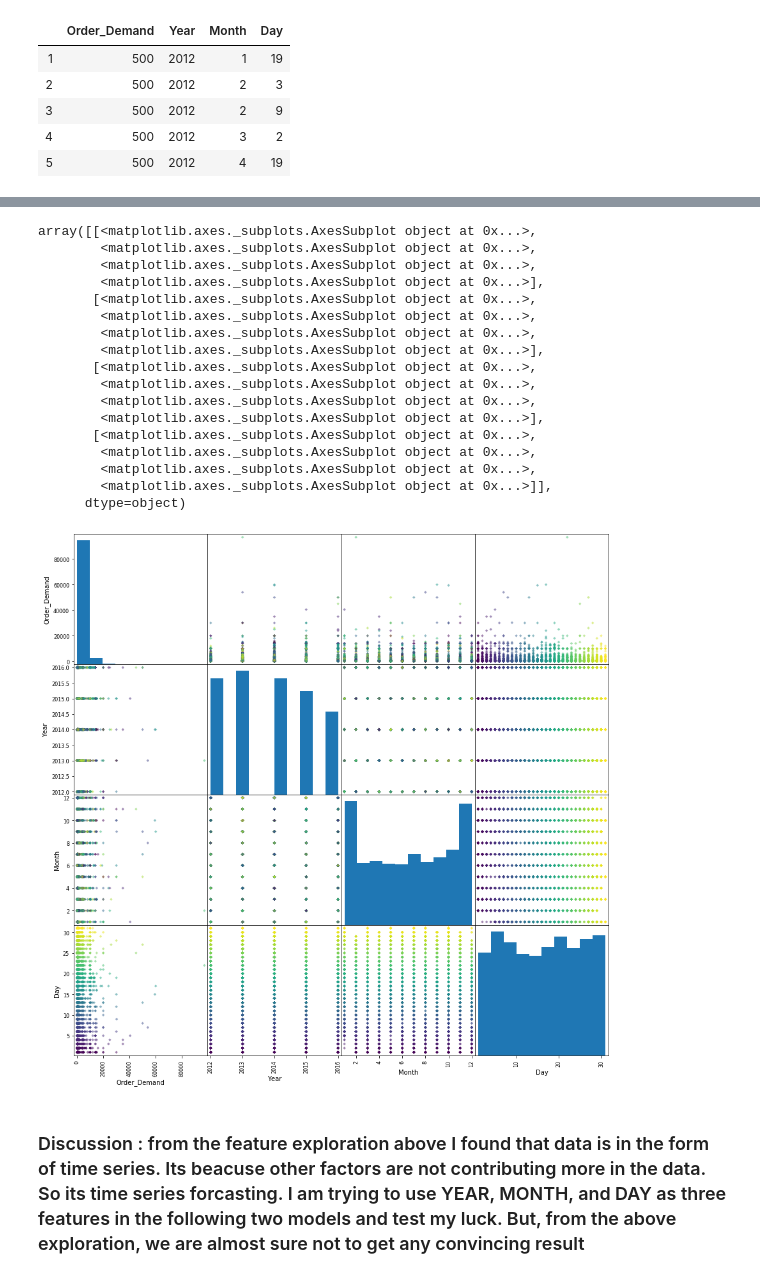
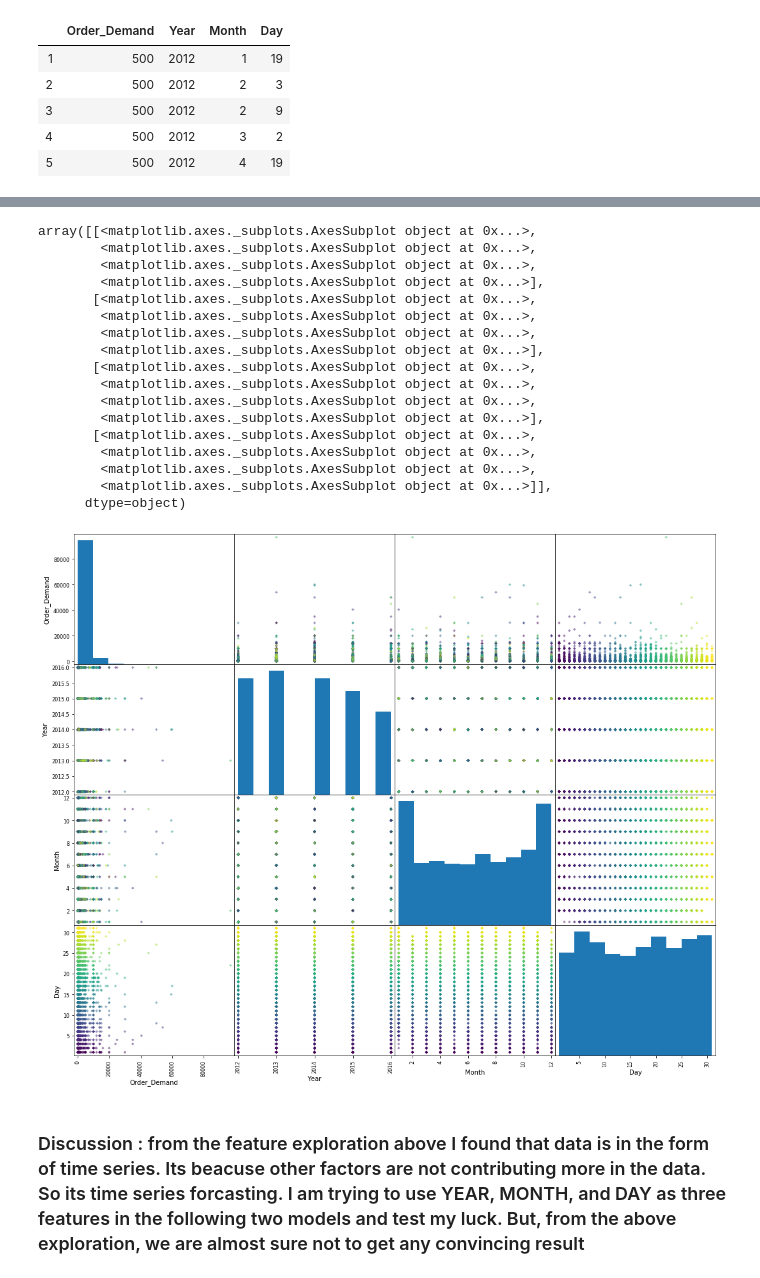
Before and after one commit to pramil-paudel/EECS-731_HW_5, a Jupyter notebook: notebooks/1.0-wwp.ipynb, the cells around one changed output, grey strips where cells are left out. Drawn from its saved outputs; the diff is of its cells as text; code cells hidden in the pictures.

```diff
--- a/notebooks/1.0-wwp.ipynb
+++ b/notebooks/1.0-wwp.ipynb
@@ -363,24 +363,24 @@ plot_correlation(p1359)
 # %%
-pd.plotting.scatter_matrix(p1359, c=p1359['Day'], figsize = [15,15],s=10, marker = 'D')
+pd.plotting.scatter_matrix(p1359, c=p1359['Day'], figsize = [18,15],s=10, marker = 'D')
 # %% [output]
 array([[<matplotlib.axes._subplots.AxesSubplot object at 0x...>,
         <matplotlib.axes._subplots.AxesSubplot object at 0x...>,
         <matplotlib.axes._subplots.AxesSubplot object at 0x...>,
         <matplotlib.axes._subplots.AxesSubplot object at 0x...>],
        [<matplotlib.axes._subplots.AxesSubplot object at 0x...>,
         <matplotlib.axes._subplots.AxesSubplot object at 0x...>,
         <matplotlib.axes._subplots.AxesSubplot object at 0x...>,
         <matplotlib.axes._subplots.AxesSubplot object at 0x...>],
        [<matplotlib.axes._subplots.AxesSubplot object at 0x...>,
         <matplotlib.axes._subplots.AxesSubplot object at 0x...>,
         <matplotlib.axes._subplots.AxesSubplot object at 0x...>,
         <matplotlib.axes._subplots.AxesSubplot object at 0x...>],
        [<matplotlib.axes._subplots.AxesSubplot object at 0x...>,
         <matplotlib.axes._subplots.AxesSubplot object at 0x...>,
         <matplotlib.axes._subplots.AxesSubplot object at 0x...>,
         <matplotlib.axes._subplots.AxesSubplot object at 0x...>]],
       dtype=object)
-[figure, old version]
+[figure, new version]
 # %% [markdown]
 ### Discussion : from the feature exploration above I found that data is in the form of time series. Its beacuse other factors are not contributing more in the data. So its time series forcasting. I am trying to use YEAR, MONTH, and DAY as three features in the following two models and test my luck. But, from the above exploration, we are almost sure not to get any convincing result
 # %% [markdown]
```
Also changed, not shown: parts of 9 cells of this notebook.
